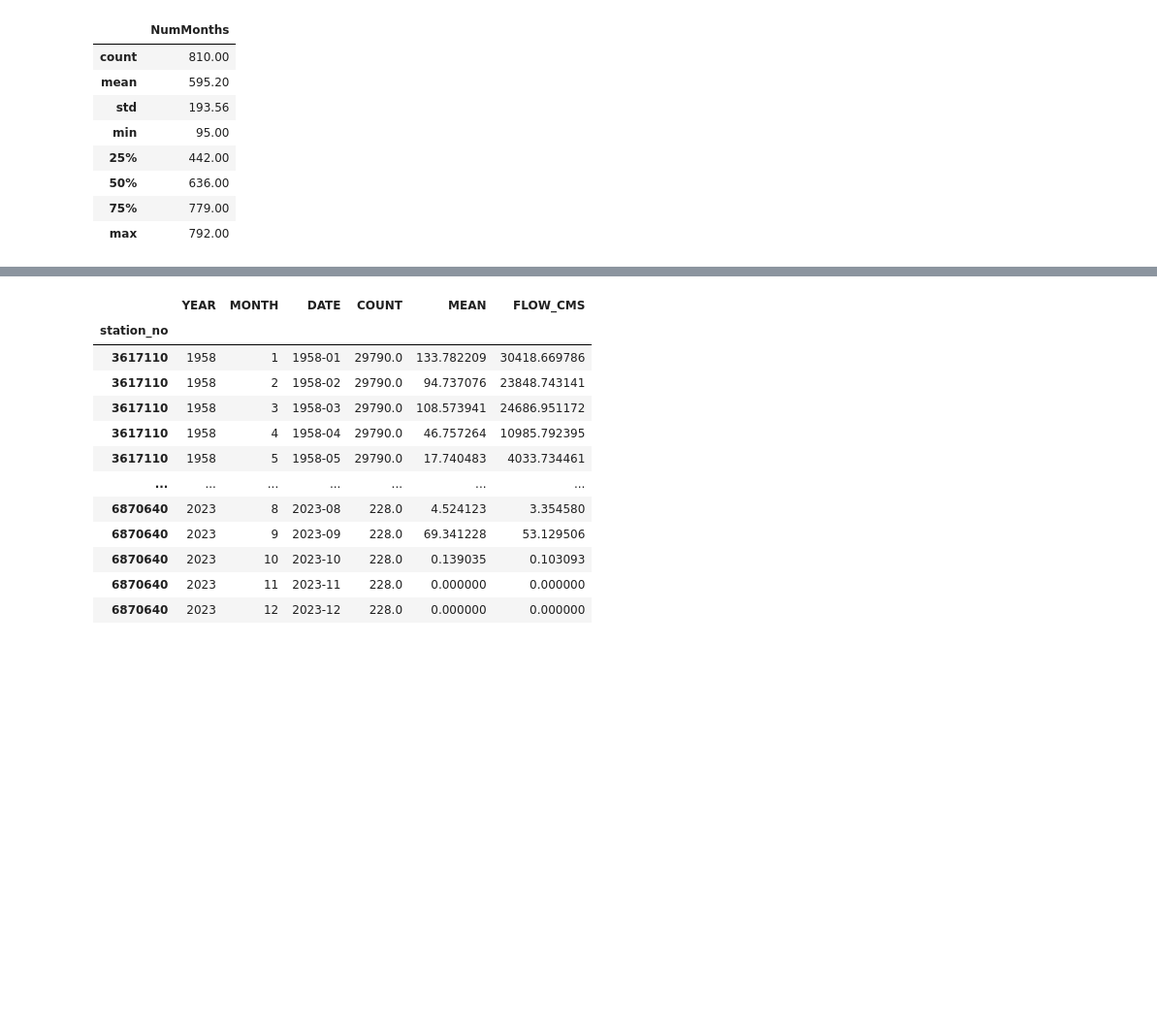
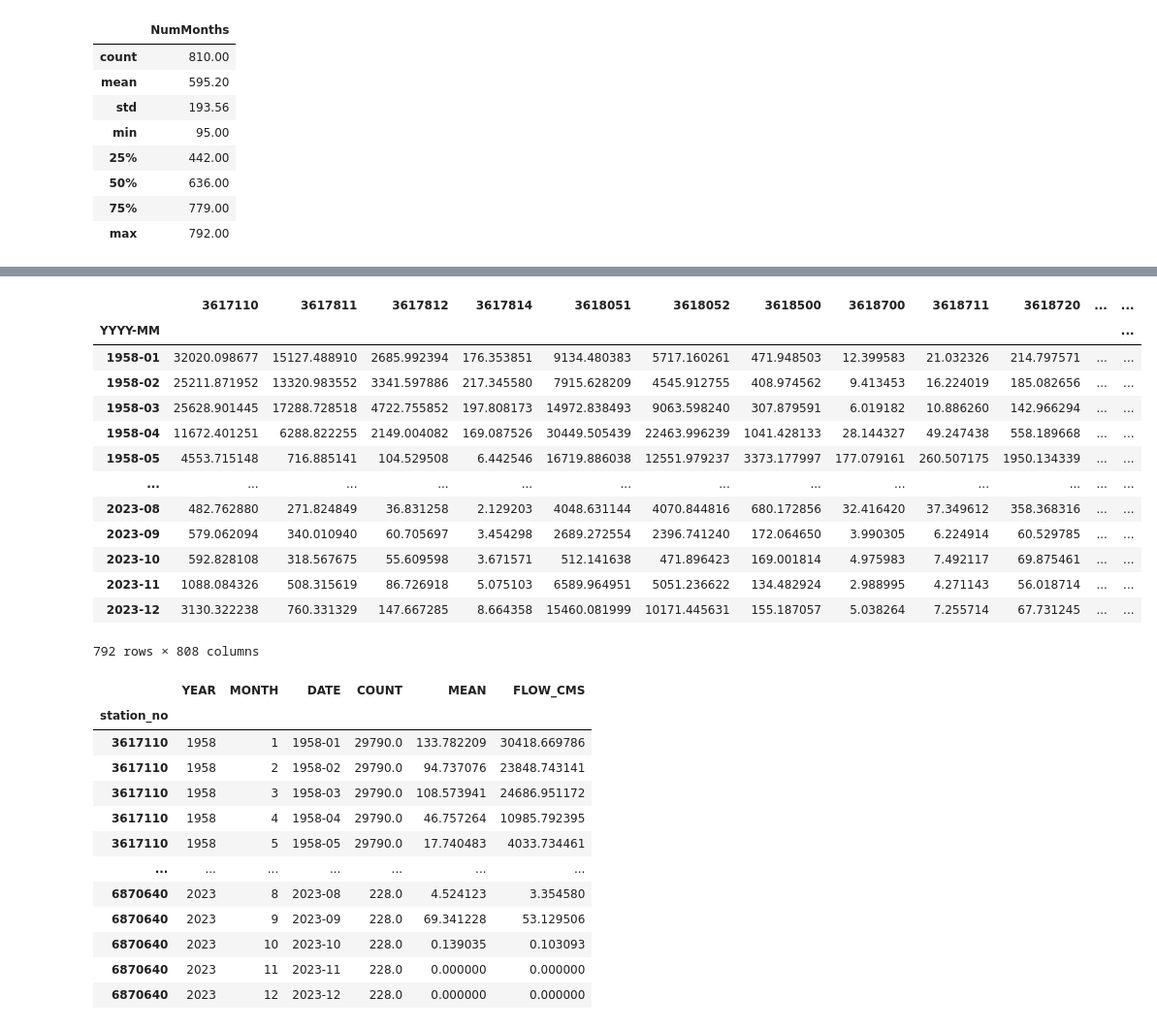
Before and after one commit to jevago262000/PhD_1-Water_Balance, a Jupyter notebook: 10.baseflow_index.ipynb, the cells around one changed output, grey strips where cells are left out. Shown at 97% size. Saved outputs shown, nothing was run; the diff lists cells and outputs as text; code cells hidden in the pictures; blank space fills up the shorter version.

```diff
--- a/10.baseflow_index.ipynb
+++ b/10.baseflow_index.ipynb
@@ -199,3 +218,24 @@ longest_periods_df.describe().map(lambda x: f"{x:.2f}")
+# %%
+sim_df_pivoted = sim_df.reset_index().pivot(index='DATE', columns='station_no', values='FLOW_CMS') # "FLOW_CMS" was calculated using the default area ("CATCHMENT_SIZE2") from GRDC information
+sim_df_pivoted.index.name = "YYYY-MM" # Renaming index to YYYY-MM for consistency with observed data
+sim_df_pivoted.columns.name = None # Removing the name of the columns to avoid confusion with the observed data
+sim_df_pivoted.columns = sim_df_pivoted.columns.map(str) # Converting column names to string for consistency with observed data
+sim_df_pivoted
+# %% [output]
+|  | 3617110 | 3617811 | 3617812 | 3617814 | 3618051 | 3618052 | 3618500 | 3618700 | 3618711 | 3618720 | ... | ... |
+| YYYY-MM |  |  |  |  |  |  |  |  |  |  |  | ... |
+| 1958-01 | 32020.098677 | 15127.488910 | 2685.992394 | 176.353851 | 9134.480383 | 5717.160261 | 471.948503 | 12.399583 | 21.032326 | 214.797571 | ... | ... |
+| 1958-02 | 25211.871952 | 13320.983552 | 3341.597886 | 217.345580 | 7915.628209 | 4545.912755 | 408.974562 | 9.413453 | 16.224019 | 185.082656 | ... | ... |
+| 1958-03 | 25628.901445 | 17288.728518 | 4722.755852 | 197.808173 | 14972.838493 | 9063.598240 | 307.879591 | 6.019182 | 10.886260 | 142.966294 | ... | ... |
+| 1958-04 | 11672.401251 | 6288.822255 | 2149.004082 | 169.087526 | 30449.505439 | 22463.996239 | 1041.428133 | 28.144327 | 49.247438 | 558.189668 | ... | ... |
+| 1958-05 | 4553.715148 | 716.885141 | 104.529508 | 6.442546 | 16719.886038 | 12551.979237 | 3373.177997 | 177.079161 | 260.507175 | 1950.134339 | ... | ... |
+| ... | ... | ... | ... | ... | ... | ... | ... | ... | ... | ... | ... | ... |
+| 2023-08 | 482.762880 | 271.824849 | 36.831258 | 2.129203 | 4048.631144 | 4070.844816 | 680.172856 | 32.416420 | 37.349612 | 358.368316 | ... | ... |
+| 2023-09 | 579.062094 | 340.010940 | 60.705697 | 3.454298 | 2689.272554 | 2396.741240 | 172.064650 | 3.990305 | 6.224914 | 60.529785 | ... | ... |
+| 2023-10 | 592.828108 | 318.567675 | 55.609598 | 3.671571 | 512.141638 | 471.896423 | 169.001814 | 4.975983 | 7.492117 | 69.875461 | ... | ... |
+| 2023-11 | 1088.084326 | 508.315619 | 86.726918 | 5.075103 | 6589.964951 | 5051.236622 | 134.482924 | 2.988995 | 4.271143 | 56.018714 | ... | ... |
+| 2023-12 | 3130.322238 | 760.331329 | 147.667285 | 8.664358 | 15460.081999 | 10171.445631 | 155.187057 | 5.038264 | 7.255714 | 67.731245 | ... | ... |
+792 rows × 808 columns
 # %%
 runoff_folder = r"Z:\PhD_Datasets&Analysis\Info_Inputs\TerraClimate\GeoTIFF"
 ro_df = pd.read_csv(runoff_folder + "\\q_zonal_statistics_1958-2023.csv", index_col="station_no") # Simulated data
```
Also changed, not shown: parts of 7 cells of this notebook.
